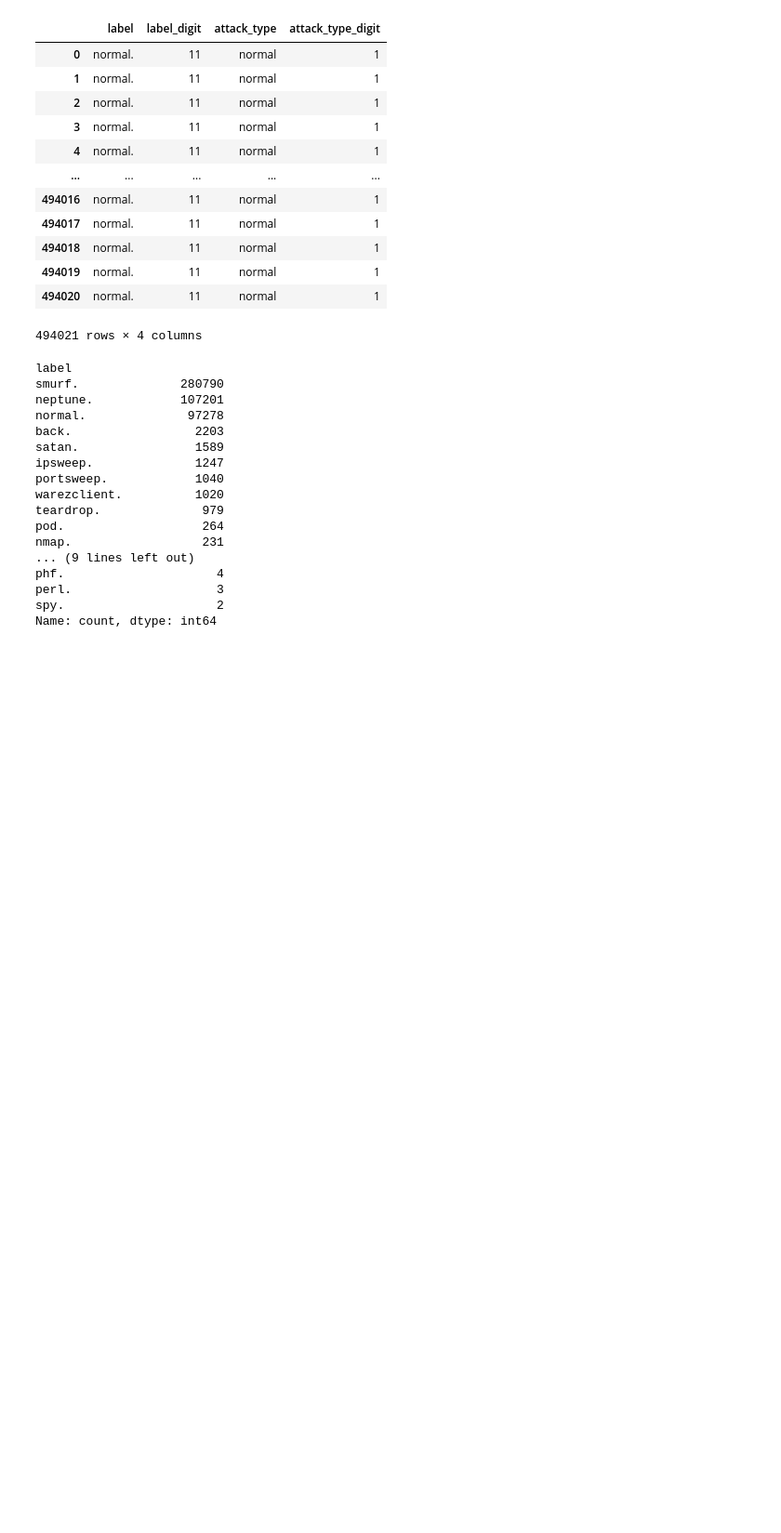
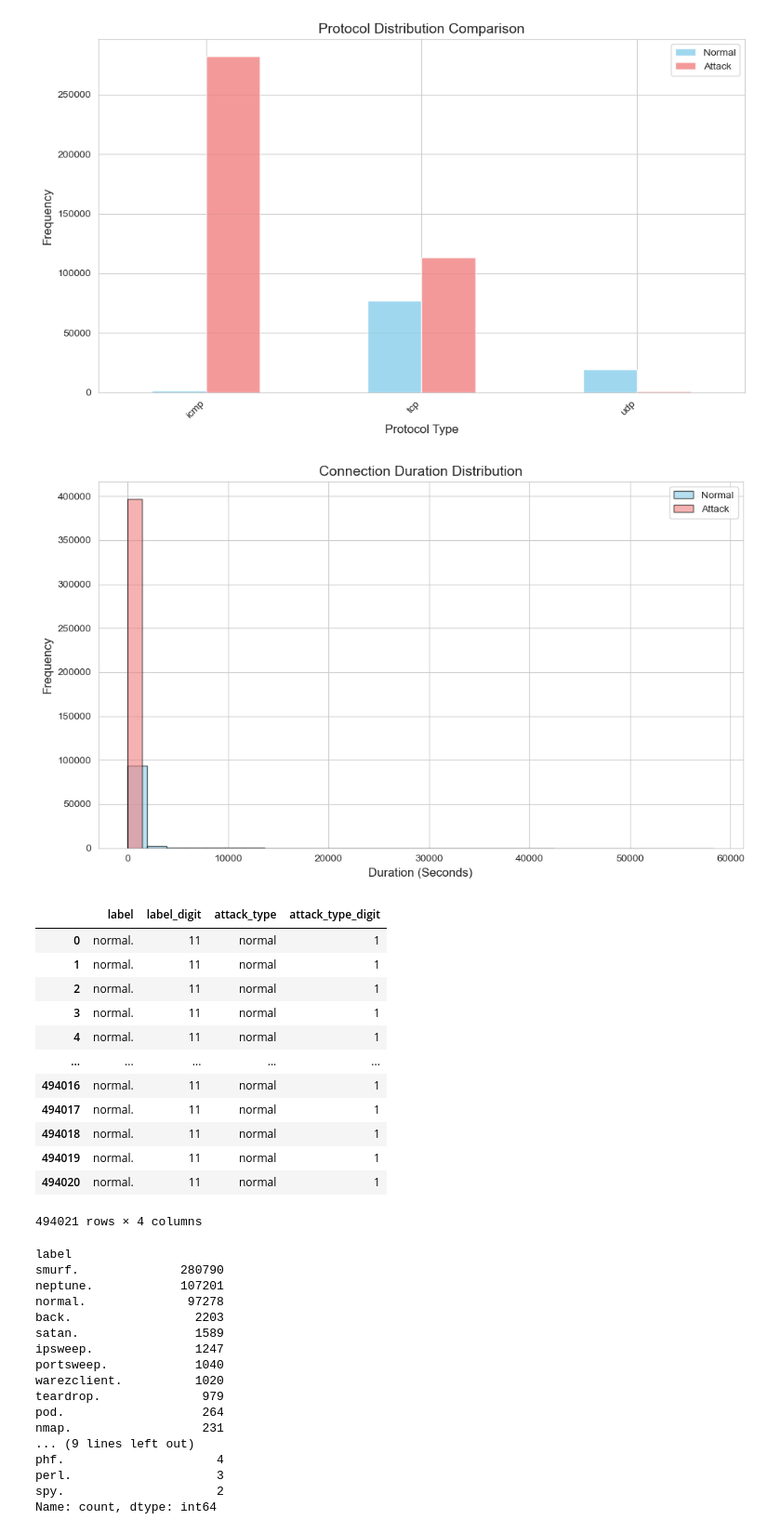
Before and after one commit to liaaaaang/MlWork, a Jupyter notebook: 网络入侵检测-数据处理.ipynb, the cells around one changed output. Shown at 93% size. Drawn from its saved outputs; the diff is of its cells as text; code cells hidden in the pictures; blank space fills up the shorter version.

```diff
--- a/网络入侵检测-数据处理.ipynb
+++ b/网络入侵检测-数据处理.ipynb
@@ -25,3 +252,73 @@ features_Content_features_columns.remove('is_host_login')
+# %%
+def plot_combined_protocol_distribution(data):
+    """
+    将正常连接和攻击连接的协议类型分布放入同一个柱状图进行对比
+    """
+    # 确保 'protocol_type' 和 'label' 列存在
+    if "protocol_type" not in data.columns or "label" not in data.columns:
+        print("Required columns 'protocol_type' or 'label' are missing.")
+        return
+
+    # 分别筛选正常连接和攻击连接
+    protocol_normal = data[data["label"] == "normal."]["protocol_type"].value_counts()
+    protocol_attack = data[data["label"] != "normal."]["protocol_type"].value_counts()
+
+    # 合并两个数据
+    combined_data = pd.DataFrame({
+        "Normal": protocol_normal,
+        "Attack": protocol_attack
+    }).fillna(0)  # 如果某种协议只存在于一种类型中，则填充为0
+
+    # 绘制柱状图
+    ax = combined_data.plot(kind="bar", figsize=(10, 6), color=["skyblue", "lightcoral"], alpha=0.8)
+    ax.set_title("Protocol Distribution Comparison", fontsize=14)
+    ax.set_xlabel("Protocol Type", fontsize=12)
+    ax.set_ylabel("Frequency", fontsize=12)
+    ax.legend(["Normal", "Attack"], fontsize=10)
+    plt.xticks(rotation=45, ha="right")
+    plt.tight_layout()
+    plt.show()
+
+
+def plot_duration_distribution_as_histogram(data, bins=30):
+    """
+    使用柱状图展示正常连接和攻击连接的持续时间分布
+    """
+    # 确保 'duration' 和 'label' 列存在
+    if "duration" not in data.columns or "label" not in data.columns:
+        print("Required columns 'duration' or 'label' are missing.")
+        return
+
+    # 分别获取正常连接和攻击连接的持续时间
+    duration_normal = data[data["label"] == "normal."]["duration"]
+    duration_attack = data[data["label"] != "normal."]["duration"]
+
+    # 创建柱状图
+    plt.figure(figsize=(10, 6))
+
+    # 绘制正常连接的持续时间分布
+    plt.hist(duration_normal, bins=bins, alpha=0.6, color="skyblue", label="Normal", edgecolor="black")
+
+    # 绘制攻击连接的持续时间分布
+    plt.hist(duration_attack, bins=bins, alpha=0.6, color="lightcoral", label="Attack", edgecolor="black")
+
+    # 添加标题和坐标标签
+    plt.title("Connection Duration Distribution", fontsize=14)
+    plt.xlabel("Duration (Seconds)", fontsize=12)
+    plt.ylabel("Frequency", fontsize=12)
+
+    # 添加图例
+    plt.legend(fontsize=10)
+
+    # 美化图表
+    plt.tight_layout()
+    plt.show()
+# 调用函数进行分析
+plot_combined_protocol_distribution(data)  # 绘制协议类型分布
+plot_duration_distribution_as_histogram(data)  # 绘制持续时间分布
+# %% [output]
+[figure, added]
+[figure, added]
 # %%
 #str变为数值类型
 categorical_columns = ["protocol_type", "service", "flag"]
```
Also changed, not shown: parts of 10 cells of this notebook, 23 other files.
